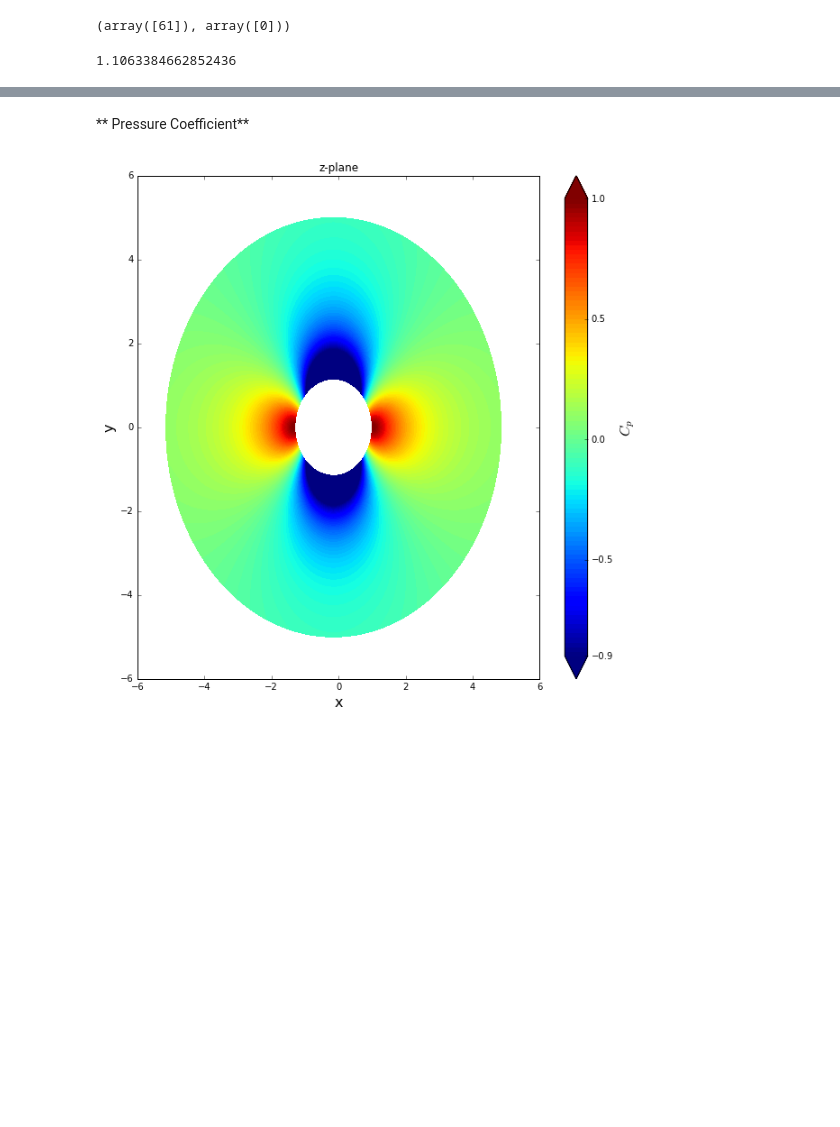
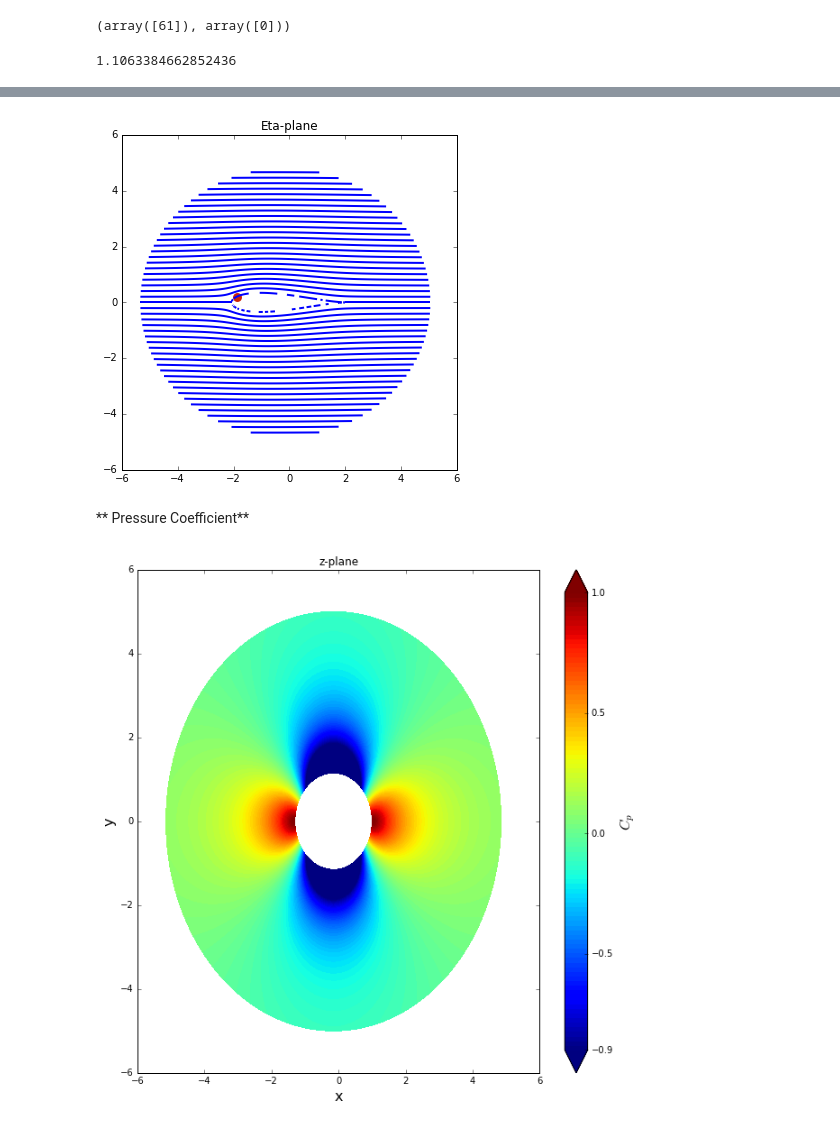
Before and after one commit to jennakosborn/mae6226, a Jupyter notebook: Assignment02.ipynb, the cells around one changed output, grey strips where cells are left out. Saved outputs shown, nothing was run; the diff lists cells and outputs as text; code cells hidden in the pictures; blank space fills up the shorter version.

```diff
--- a/Assignment02.ipynb
+++ b/Assignment02.ipynb
@@ -260,6 +260,7 @@ The stream function has mapped points to the eta plane. The stream function that
 Psi(eta) = Psi(eta(z))
 # %%
 # Calculating the streamfunction
+psi_z = get_stream_function_doublet(strength, xc,yc,z.real,z.imag)
 Psi = psi_freestream +psi_z
 # plotting the stream functions for the flow around the cylinder on the z-plane
 size =6
@@ -376,3 +375,14 @@ V_eta[61,0]
+# %%
+# plotting the streamlines around the airfoil on the eta-plane with the 62 point highlighted
+size =6
+pyplot.figure(figsize=(size, size))
+pyplot.xlim(-6,6)
+pyplot.ylim(-6,6)
+pyplot.title('Eta-plane')
+pyplot.contour(eta.real, eta.imag, Psi, 50, colors='b', linewidths=2, linestyles='solid', arrowstyle='->')
+pyplot.scatter(eta_62.real, eta_62.imag, s=80,color='#CD2305',marker='o',linewidth=0);
+# %% [output]
+[figure, added]
 # %% [markdown]
 ** Pressure Coefficient**
 # %%
```
Also changed, not shown: parts of 6 cells of this notebook.
